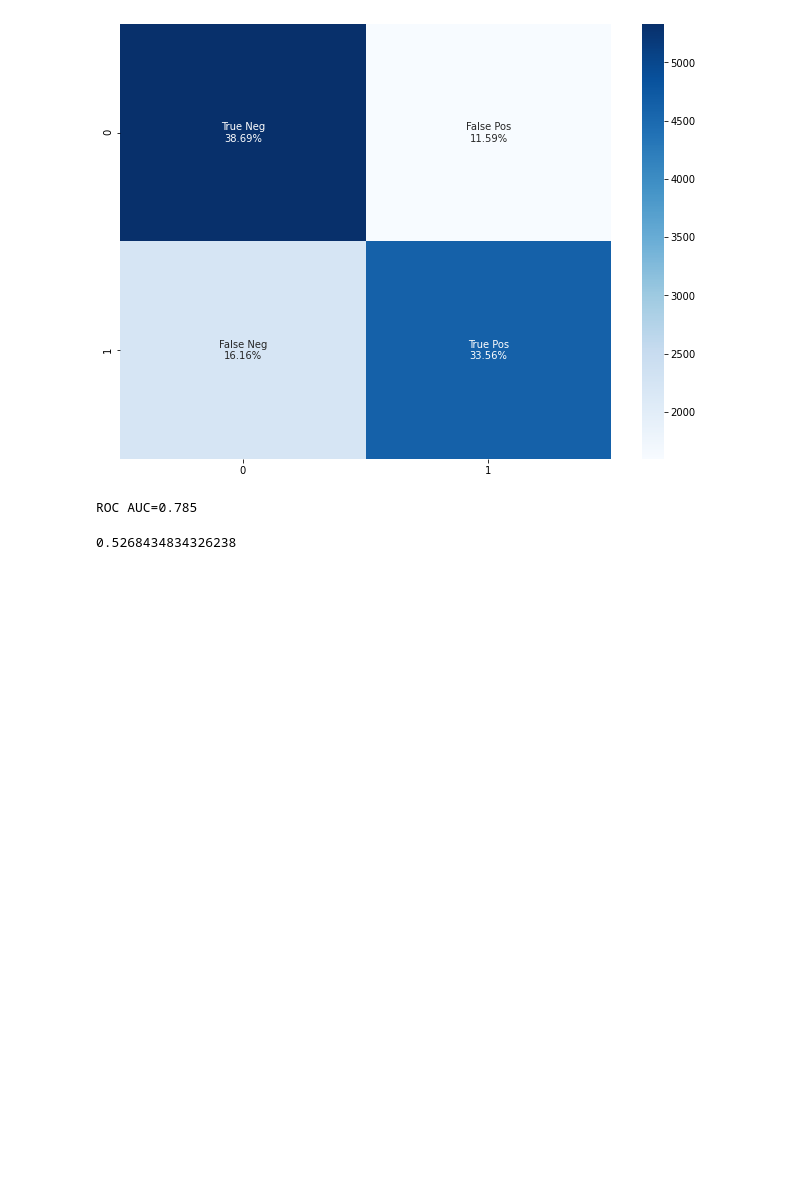
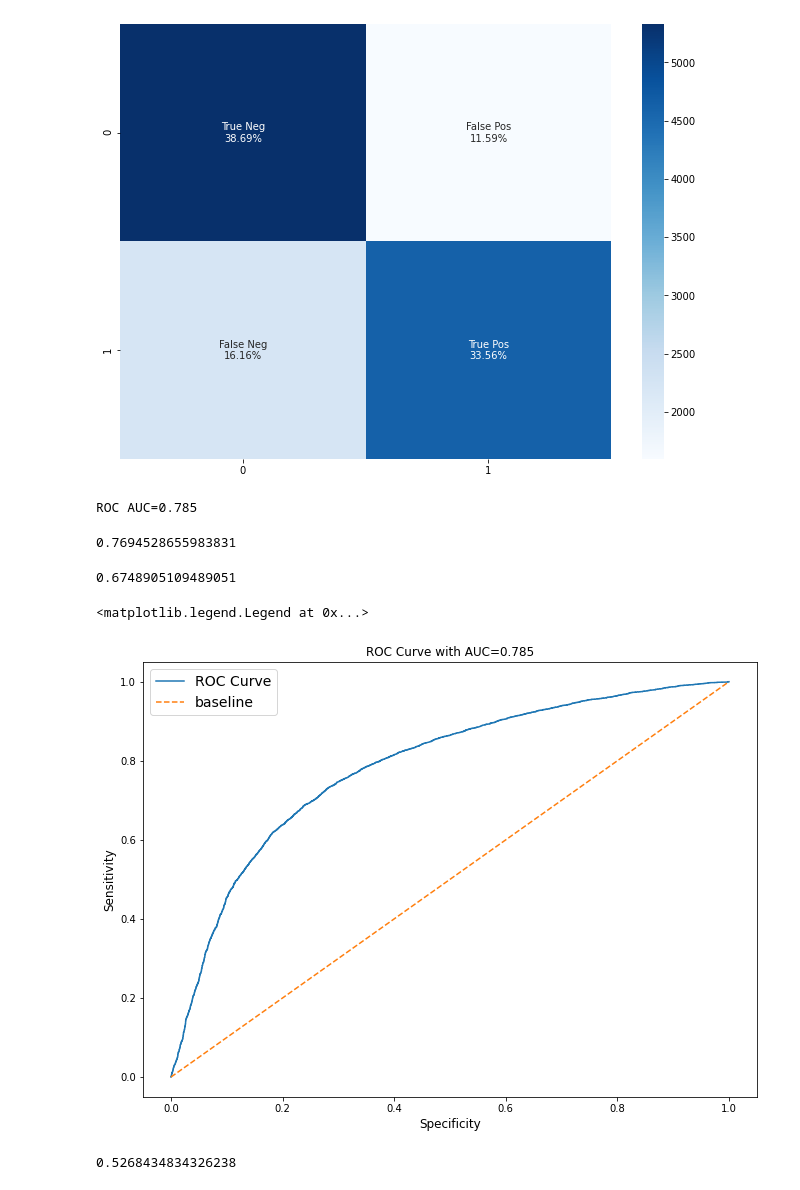
Before and after one commit to marc1730/CVD-Prediction, a Jupyter notebook: Models.ipynb, the cells around one changed output. Cells and saved outputs as stored; diff of their text form; code cells hidden in the pictures; blank space fills up the shorter version.

```diff
--- a/Models.ipynb
+++ b/Models.ipynb
@@ -640,6 +623,28 @@ lr_auc = roc_auc_score(y_test,prob)
 print("ROC AUC=%.3f"%(lr_auc))
 # %% [output]
 ROC AUC=0.785
+# %%
+sensitivity = cnf_matrix[0,0] / (cnf_matrix[0,0]+cnf_matrix[0,1])
+sensitivity
+# %% [output]
+0.7694528655983831
+# %%
+specificity = cnf_matrix[1,1] / (cnf_matrix[1,0]+cnf_matrix[1,1])
+specificity
+# %% [output]
+0.6748905109489051
+# %%
+fpr, tpr, thresholds = roc_curve(y_test,prob)
+# %%
+plt.plot(fpr, tpr, label='ROC Curve')
+plt.plot(np.linspace(0,1,100),np.linspace(0,1,100),label='baseline',linestyle='--')
+plt.title(f"ROC Curve with AUC={round(lr_auc,3)}")
+plt.ylabel('Sensitivity',fontsize=12)
+plt.xlabel('Specificity',fontsize=12)
+plt.legend(fontsize=14)
+# %% [output]
+<matplotlib.legend.Legend at 0x...>
+[figure, added]
 # %%
 from sklearn.metrics import mean_squared_error
 rmse = mean_squared_error(y_test,pred,squared=False)
```
Also changed, not shown: parts of 21 cells of this notebook, 2 other files.
